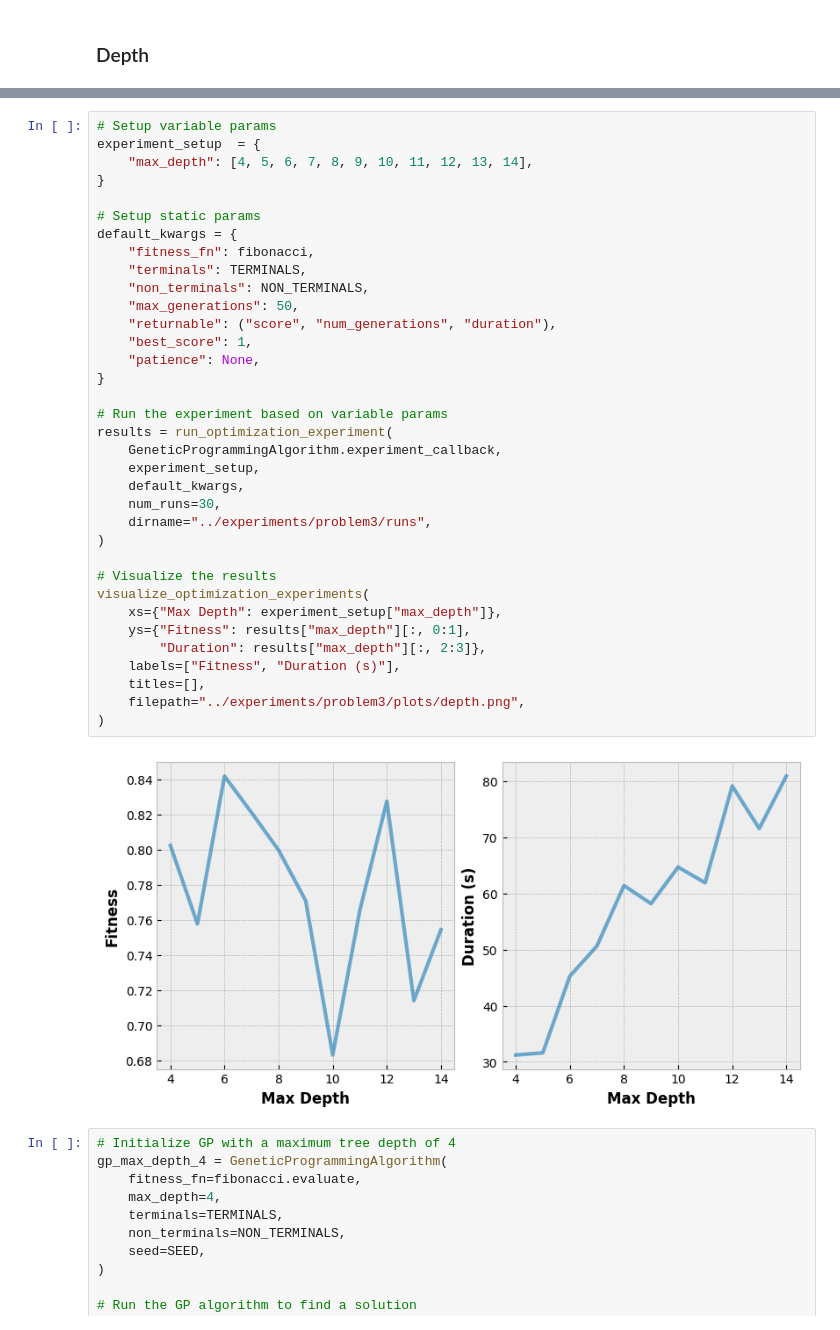
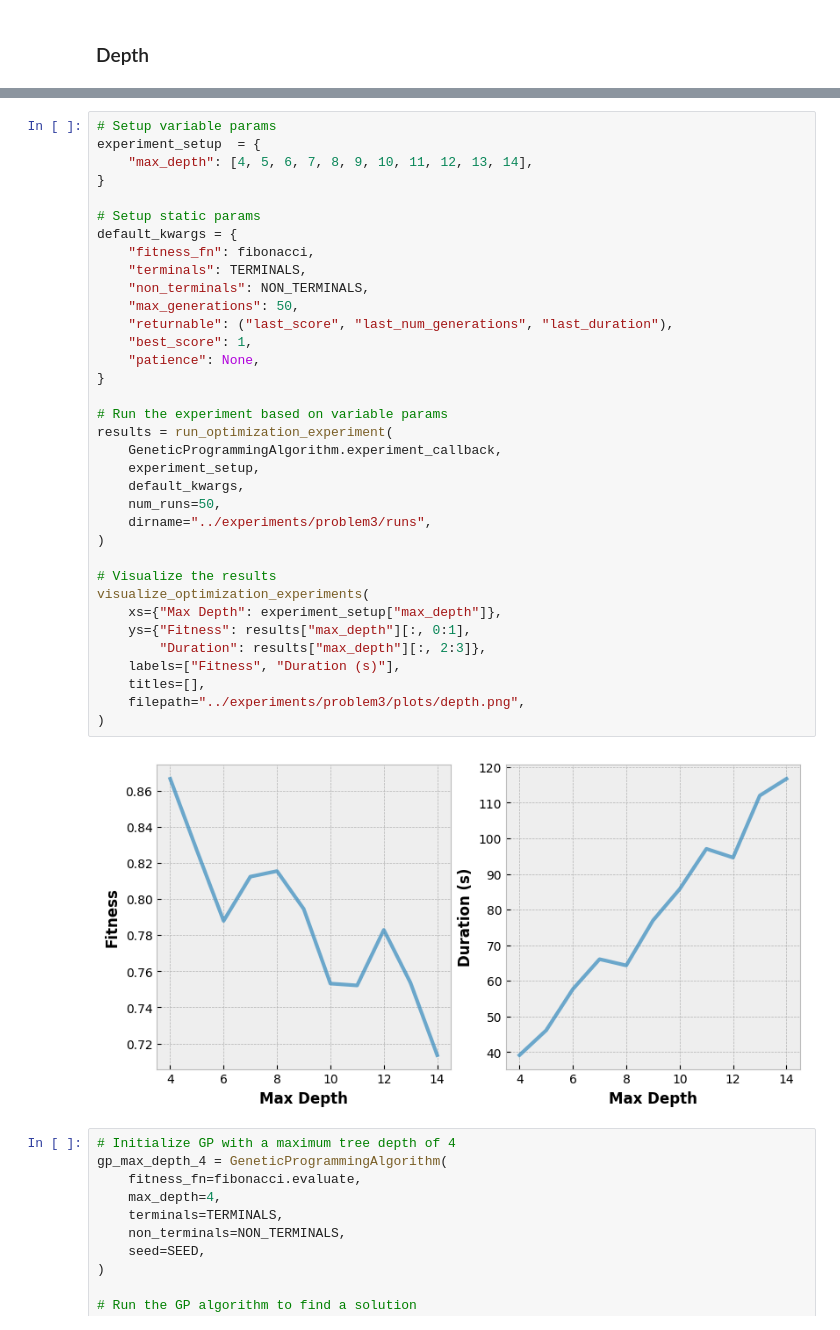
Before and after one commit to mantasu/nat2324, a Jupyter notebook: notebooks/problem3.ipynb, the cells around one changed output, grey strips where cells are left out. Saved outputs shown, nothing was run; the diff lists cells and outputs as text.

```diff
--- a/notebooks/problem3.ipynb
+++ b/notebooks/problem3.ipynb
@@ -93,36 +71,36 @@ experiment_setup  = {
 }
 
 # Setup static params
 default_kwargs = {
     "fitness_fn": fibonacci,
     "terminals": TERMINALS,
     "non_terminals": NON_TERMINALS,
     "max_generations": 50,
-    "returnable": ("score", "num_generations", "duration"),
+    "returnable": ("last_score", "last_num_generations", "last_duration"),
     "best_score": 1,
     "patience": None,
 }
 
 # Run the experiment based on variable params
 results = run_optimization_experiment(
     GeneticProgrammingAlgorithm.experiment_callback,
     experiment_setup,
     default_kwargs,
-    num_runs=30,
+    num_runs=50,
     dirname="../experiments/problem3/runs",
 )
 
 # Visualize the results
 visualize_optimization_experiments(
     xs={"Max Depth": experiment_setup["max_depth"]},
     ys={"Fitness": results["max_depth"][:, 0:1],
         "Duration": results["max_depth"][:, 2:3]},
     labels=["Fitness", "Duration (s)"],
     titles=[],
     filepath="../experiments/problem3/plots/depth.png",
 )
 # %% [output]
-[figure, old version]
+[figure, new version]
 # %%
 # Initialize GP with a maximum tree depth of 4
 gp_max_depth_4 = GeneticProgrammingAlgorithm(
```
Also changed, not shown: parts of 12 cells of this notebook, 2 other files.
